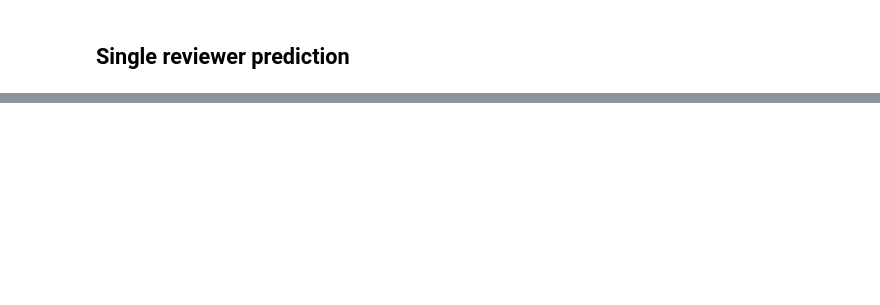
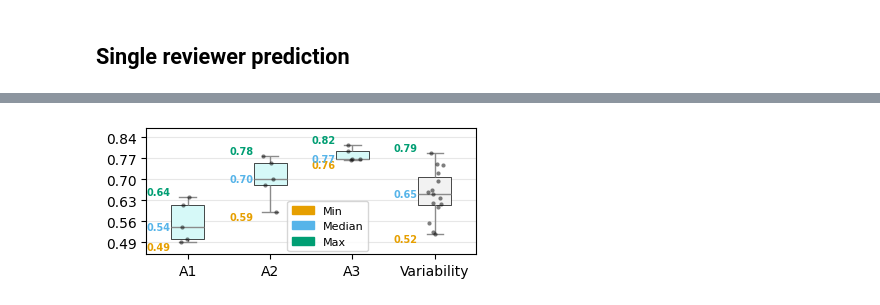
Before and after one commit to ashesh-0/Disentangle, a Jupyter notebook: disentangle/notebooks/naturemethods/segmentation_results_3analyst_D21.ipynb, the cells around one changed output, grey strips where cells are left out. Cells and saved outputs as stored; diff of their text form; code cells hidden in the pictures; blank space fills up the shorter version.

```diff
--- a/disentangle/notebooks/naturemethods/segmentation_results_3analyst_D21.ipynb
+++ b/disentangle/notebooks/naturemethods/segmentation_results_3analyst_D21.ipynb
@@ -263,0 +379,95 @@ if save_to_file:
+# %%
+import seaborn as sns
+import matplotlib.pyplot as plt
+import pandas as pd
+import matplotlib.patches as mpatches
+
+save_to_file = True
+df = pred_df[["A1", "A0", "A2"]].copy()
+df.columns = ["A1", "A2", "A3"]
+variability_df = pd.Series(
+    inter_reviewer_variability_df.values.reshape(
+        -1,
+    )
+).to_frame("Variability")
+
+# Colorblind-friendly colors (viridis-inspired)
+MIN_COLOR = "#E69F00"  # (orange)
+MEDIAN_COLOR = "#56B4E9"  # (sky blue)  # Teal
+MAX_COLOR = "#009E73"  # (bluish green)  # Dark green
+
+# Create a figure and axis
+fig, ax = plt.subplots(figsize=(4, 1.8))
+
+# Create the boxplot
+colors = ["#D0FFFD", "#D0FFFD", "#D0FFFD", "0.95"]
+boxplot_df = pd.concat([df, variability_df], axis=1)
+bp = sns.boxplot(data=boxplot_df, ax=ax, palette=colors, width=0.4)
+
+# Style boxplots
+for patch in bp.patches:
+    patch.set_linewidth(0.5)
+    patch.set_edgecolor("black")
+
+# Show values for min, max, median for each box (right side)
+for i, col in enumerate(boxplot_df.columns):
+    col_data = boxplot_df[col]
+    min_val = col_data.min()
+    max_val = col_data.max()
+    median_val = col_data.median()
+
+    x_pos = i - 0.35
+    # Min (deep purple)
+    ax.text(x_pos, min_val, f"{min_val:.2f}", ha="center", va="top", fontsize=7, color=MIN_COLOR, fontweight="bold")
+    # Max (yellow)
+    ax.text(x_pos, max_val, f"{max_val:.2f}", ha="center", va="bottom", fontsize=7, color=MAX_COLOR, fontweight="bold")
+    # Median (teal)
+    ax.text(
+        x_pos,
+        median_val,
+        f"{median_val:.2f}",
+        ha="center",
+        va="center",
+        fontsize=7,
+        color=MEDIAN_COLOR,
+        fontweight="bold",
+    )
+
+# Create the scatter plot
+sns.stripplot(data=pd.concat([df, variability_df], axis=1), ax=ax, color="black", jitter=True, size=3, alpha=0.5)
+
+# Colorblind-friendly legend
+legend_elements = [
+    mpatches.Patch(color=MIN_COLOR, label="Min"),
+    mpatches.Patch(color=MEDIAN_COLOR, label="Median"),
+    mpatches.Patch(color=MAX_COLOR, label="Max"),
+]
+
+# Legend outside plot
+# ax.legend(handles=legend_elements, loc="lower center", fontsize=8, frameon=True)
+ax.legend(
+    handles=legend_elements,
+    loc="lower center",
+    bbox_to_anchor=(0.55, -0.02),  # x>0.5 shifts right, tweak values as needed
+    fontsize=8,
+    frameon=True,
+)
+
+# Formatting
+ax.yaxis.set_major_locator(plt.MultipleLocator(0.07))
+ax.yaxis.grid(True, alpha=0.3)
+plt.ylim(0.45, 0.87)
+
+plt.tight_layout()
+if save_to_file:
+    model_token = os.path.basename(inputdir.strip("/"))
+    fname = f"segmentation_3analyst_quantitative_{model_token}.pdf"
+    fpath = os.path.join(OneAnalyst_OUTPUT_DIR, fname)
+    print(fpath)
+    plt.savefig(fpath, dpi=200, bbox_inches="tight", pad_inches=0.1)
+# if save_to_file:
+#     plt.savefig(
+#         "boxplot_colorblind.png", dpi=300, bbox_inches="tight", bbox_extra_artists=(ax.get_legend(),), pad_inches=0.1
+#     )
+plt.show()
+# %% [output]
@@ -263,0 +475 @@ if save_to_file:
+[figure, added]
```
Also changed, not shown: parts of 19 cells of this notebook, 10 other files.
